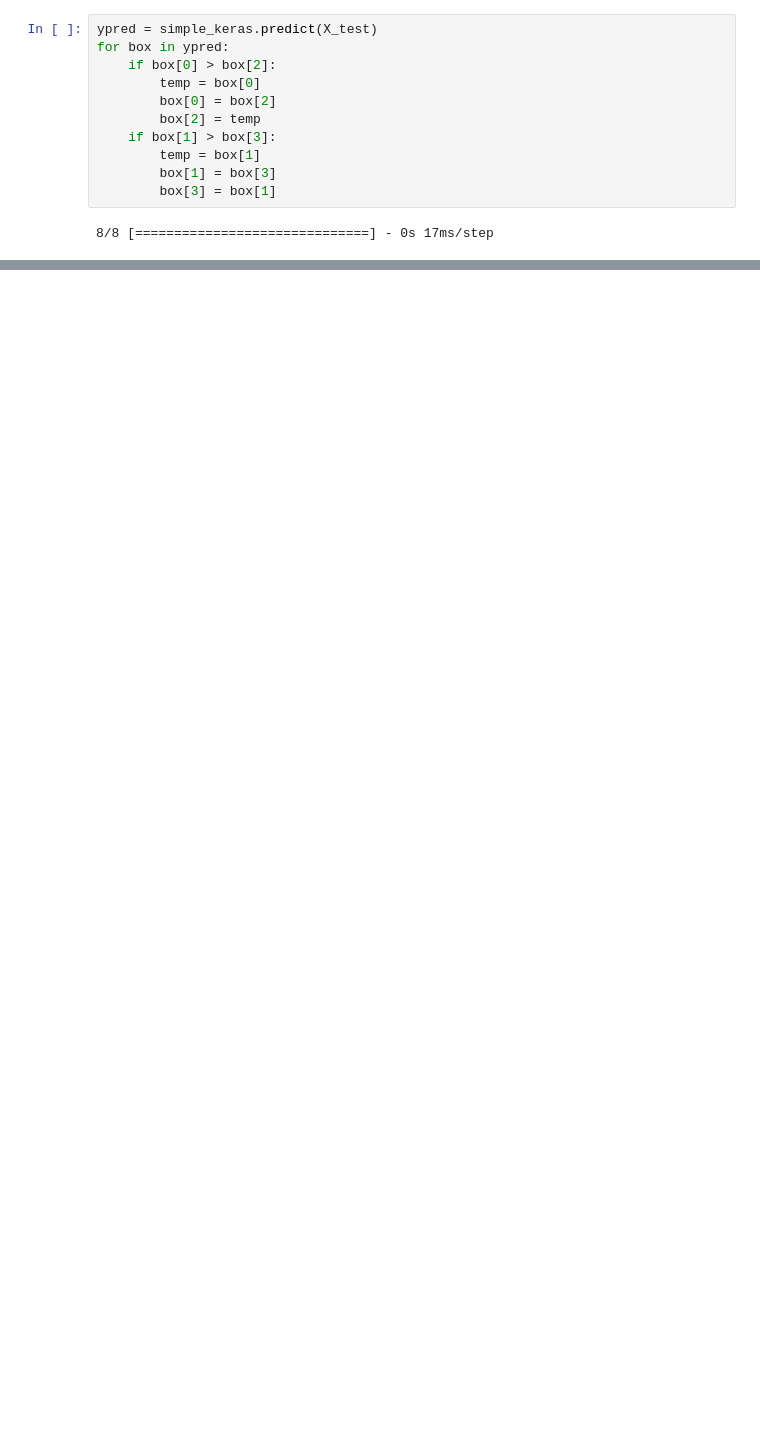
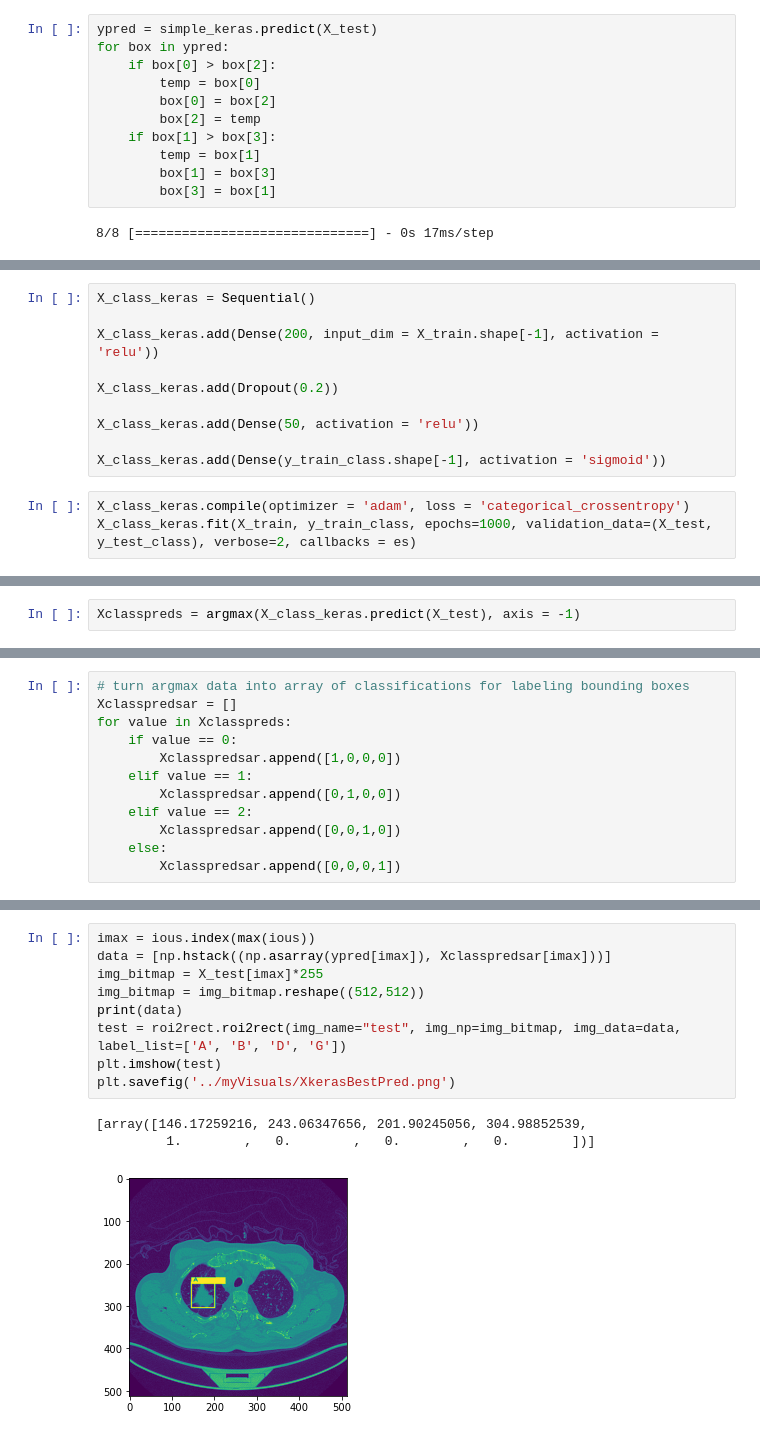
Before and after one commit to Daniel-Sun-99/Capstone, a Jupyter notebook: code/simpleKeras.ipynb, the cells around one changed output, grey strips where cells are left out. Drawn from its saved outputs; the diff is of its cells as text; blank space fills up the shorter version.

```diff
--- a/code/simpleKeras.ipynb
+++ b/code/simpleKeras.ipynb
@@ -264,0 +289,13 @@ plt.savefig('../myVisuals/kerasAtualMediumPred.png')
+# %%
+X_class_keras = Sequential()
+
+X_class_keras.add(Dense(200, input_dim = X_train.shape[-1], activation = 'relu'))
+
+X_class_keras.add(Dropout(0.2))
+
+X_class_keras.add(Dense(50, activation = 'relu'))
+
+X_class_keras.add(Dense(y_train_class.shape[-1], activation = 'sigmoid'))
+# %%
+X_class_keras.compile(optimizer = 'adam', loss = 'categorical_crossentropy')
+X_class_keras.fit(X_train, y_train_class, epochs=1000, validation_data=(X_test, y_test_class), verbose=2, callbacks = es)
@@ -264,0 +325,2 @@ plt.savefig('../myVisuals/kerasAtualMediumPred.png')
+# %%
+Xclasspreds = argmax(X_class_keras.predict(X_test), axis = -1)
@@ -264,0 +347,12 @@ plt.savefig('../myVisuals/kerasAtualMediumPred.png')
+# %%
+# turn argmax data into array of classifications for labeling bounding boxes
+Xclasspredsar = []
+for value in Xclasspreds:
+    if value == 0:
+        Xclasspredsar.append([1,0,0,0])
+    elif value == 1:
+        Xclasspredsar.append([0,1,0,0])
+    elif value == 2:
+        Xclasspredsar.append([0,0,1,0])
+    else:
+        Xclasspredsar.append([0,0,0,1])
@@ -264,0 +393,13 @@ plt.savefig('../myVisuals/kerasAtualMediumPred.png')
+# %%
+imax = ious.index(max(ious))
+data = [np.hstack((np.asarray(ypred[imax]), Xclasspredsar[imax]))]
+img_bitmap = X_test[imax]*255
+img_bitmap = img_bitmap.reshape((512,512))
+print(data)
+test = roi2rect.roi2rect(img_name="test", img_np=img_bitmap, img_data=data, label_list=['A', 'B', 'D', 'G'])
+plt.imshow(test)
+plt.savefig('../myVisuals/XkerasBestPred.png')
+# %% [output]
+[array([146.17259216, 243.06347656, 201.90245056, 304.98852539,
+         1.        ,   0.        ,   0.        ,   0.        ])]
+[figure, added]
```
Also changed, not shown: parts of 42 cells of this notebook, 7 other files.
